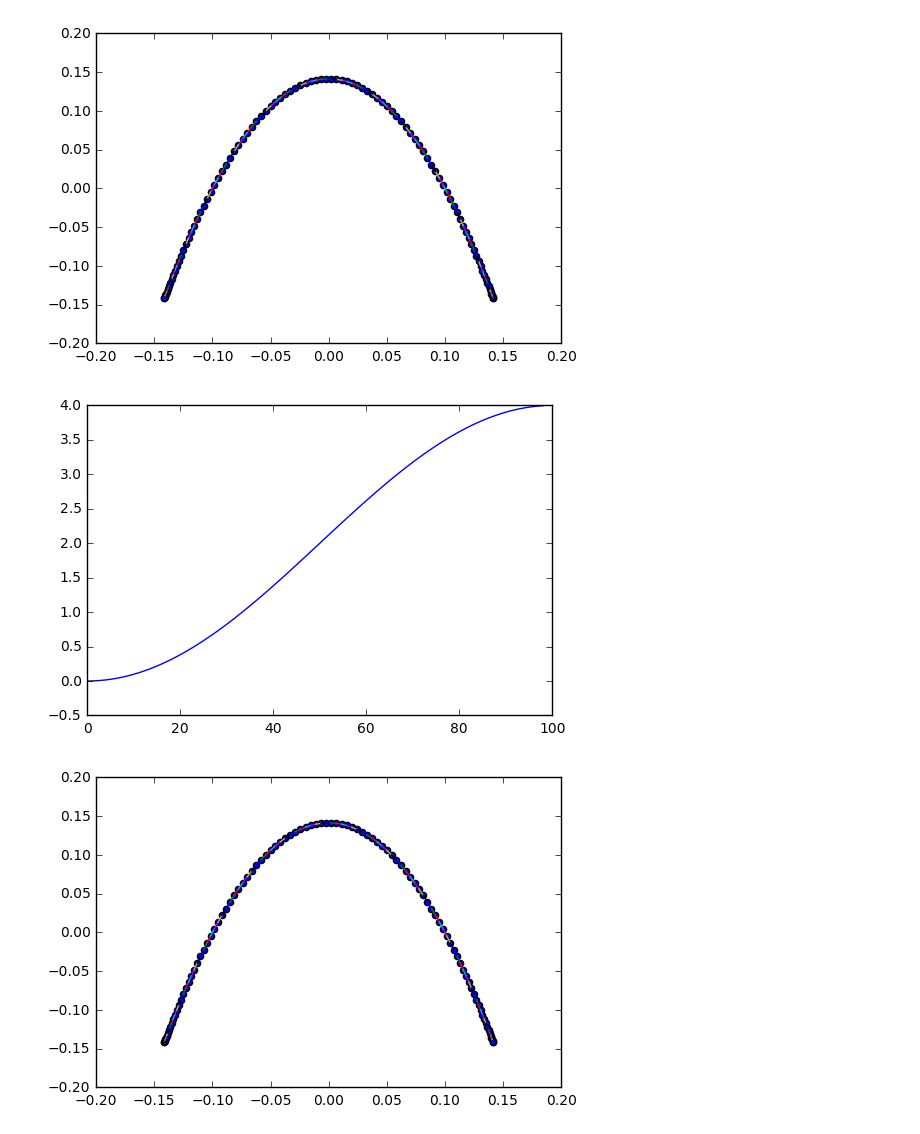
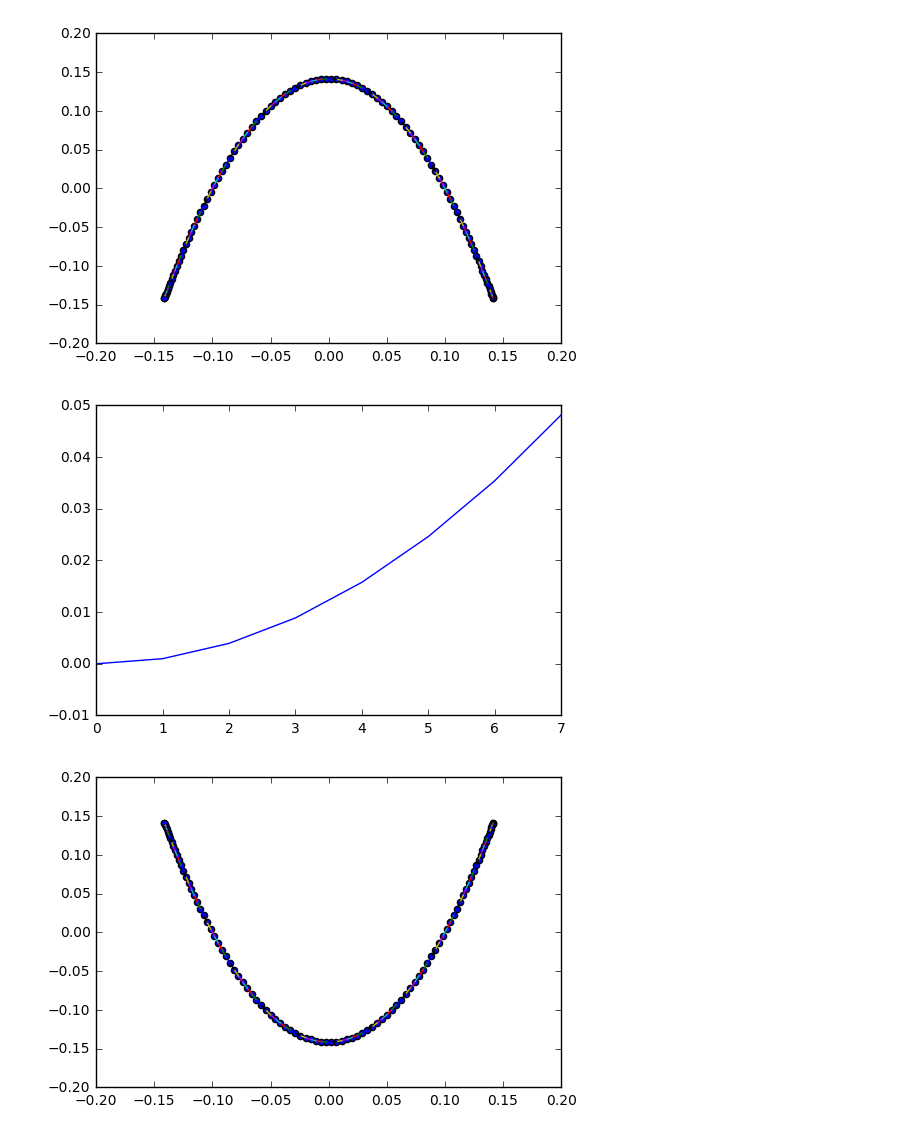
Before and after one commit to KMNitesh/rtg-networks, a Jupyter notebook: Class Graph.ipynb, the cells around one changed output. Drawn from its saved outputs; the diff is of its cells as text; code cells hidden in the pictures.

```diff
--- a/Class Graph.ipynb
+++ b/Class Graph.ipynb
@@ -165,14 +194,16 @@ G = nx.path_graph(100)
 a = Graph(G)
 # %%
 a_L = a.create_Lap()
-a_L.plot_eigenvals()
-a_L.plot_edge_eigenvecs(2,3)
+a.compute_eig(a_L)
+a.plot_eigenval()
+a.plot_edge_eigenvec(2,3)
 
 a_S_L = a.create_sparse_Lap()
-a_S_L.plot_eigenvals()
-a_S_L.plot_edge_eigenvecs(2,3)
+a.compute_sparse_eig(a_S_L, 8)
+a.plot_sparse_eigenval()
+a.plot_edge_eigenvec_sparse(2,3)
 # %% [output]
 [figure]
 [figure]
-[figure, old version]
+[figure, new version]
-[figure, old version]
+[figure, new version]
```
Also changed, not shown: parts of 2 cells of this notebook.
